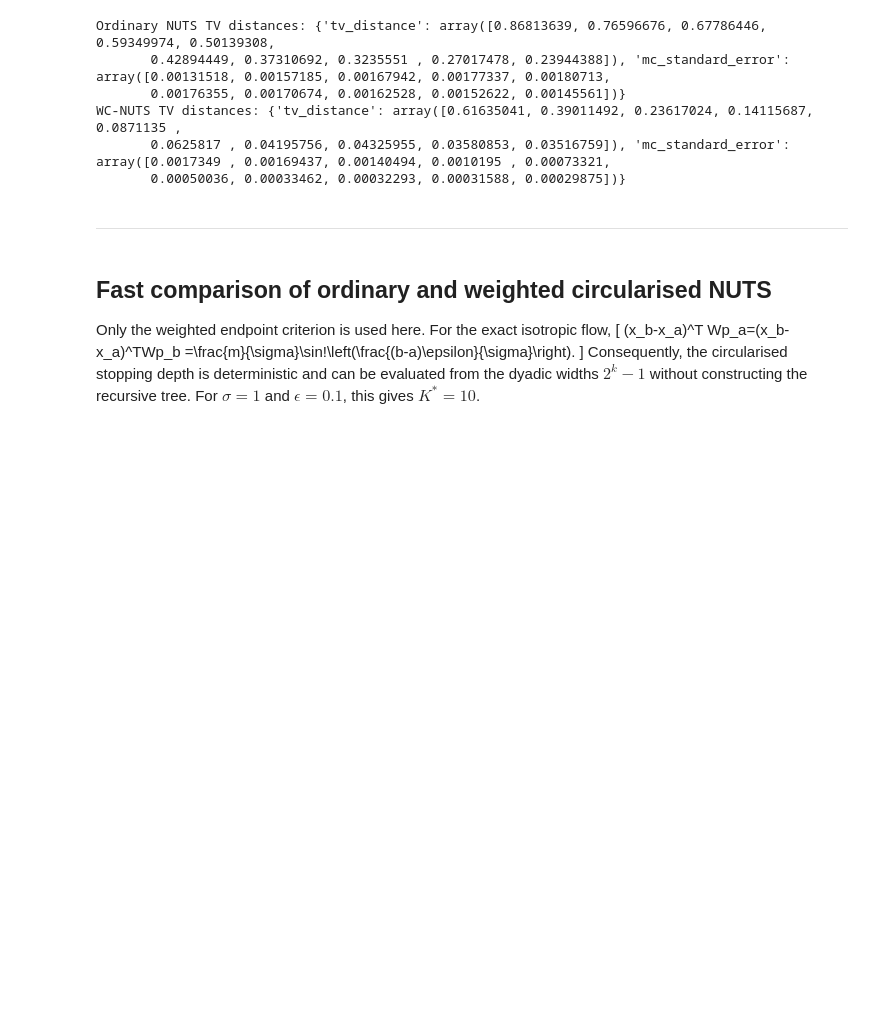
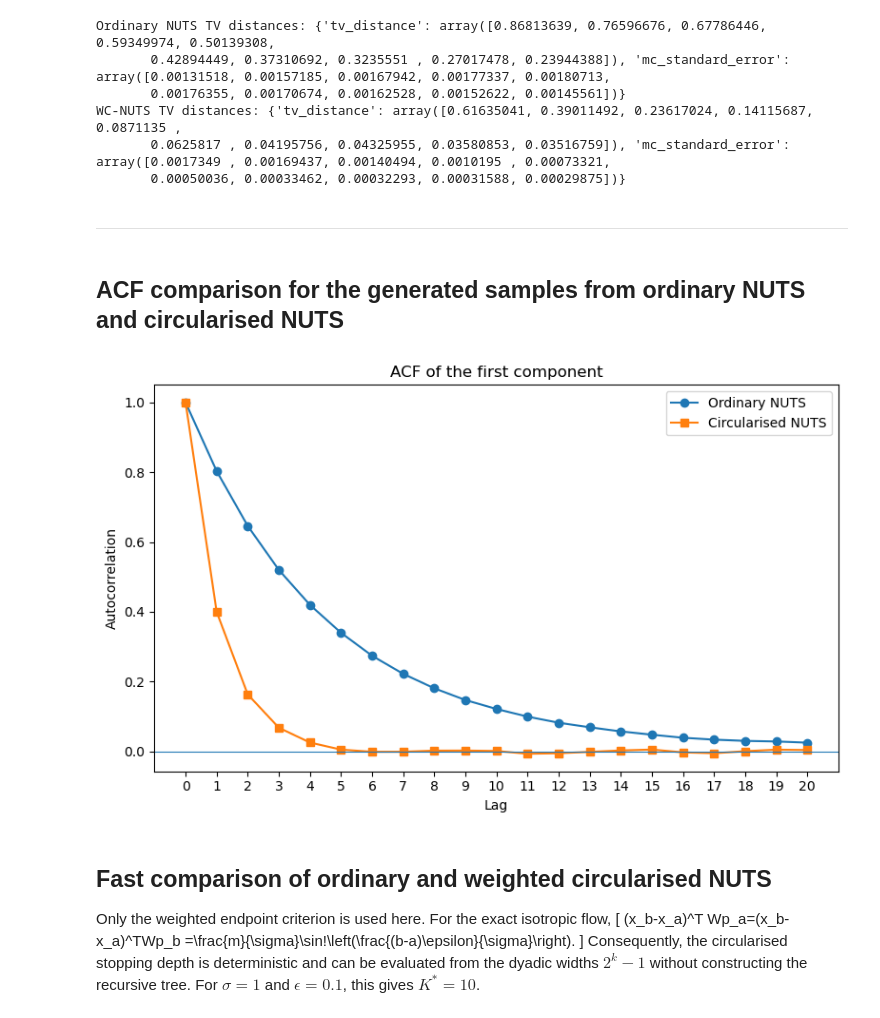
Before and after one commit to PZhou114/NUTS_simulation, a Jupyter notebook: Ordinary and weighted circularised NUTS/(ACTIVE) weighted_circularisation_NUTS_optimised_consistency_KDE.ipynb, the cells around one changed output. Drawn from its saved outputs; the diff is of its cells as text; code cells hidden in the pictures; blank space fills up the shorter version.

```diff
--- a/Ordinary and weighted circularised NUTS/(ACTIVE) weighted_circularisation_NUTS_optimised_consistency_KDE.ipynb
+++ b/Ordinary and weighted circularised NUTS/(ACTIVE) weighted_circularisation_NUTS_optimised_consistency_KDE.ipynb
@@ -3341,3 +3341,5 @@ WC-NUTS TV distances: {'tv_distance': array([0.61635041, 0.39011492, 0.23617024,
        0.00050036, 0.00033462, 0.00032293, 0.00031588, 0.00029875])}
 # %% [markdown]
 ---
+# %% [markdown]
+## ACF comparison for the generated samples from ordinary NUTS and circularised NUTS
@@ -3344,3 +3431,53 @@ WC-NUTS TV distances: {'tv_distance': array([0.61635041, 0.39011492, 0.23617024,
+# %%
+from statsmodels.tsa.stattools import acf
+
+max_lag = 20
+
+acf_ordinary = acf(
+    samples_ordinary[:, 0],  # 1st component
+    nlags=max_lag,
+    fft=True,
+)
+
+acf_circ = acf(
+    samples_circ[:, 0],  # 1st component
+    nlags=max_lag,
+    fft=True,
+)
+
+lags = np.arange(max_lag + 1)
+
+plt.figure(figsize=(8, 5))
+
+plt.plot(
+    lags,
+    acf_ordinary,
+    marker="o",
+    label="Ordinary NUTS",
+)
+
+plt.plot(
+    lags,
+    acf_circ,
+    marker="s",
+    label="Circularised NUTS",
+)
+
+plt.axhline(
+    0.0,
+    linewidth=0.8,
+)
+
+plt.xlabel("Lag")
+plt.ylabel("Autocorrelation")
+plt.title("ACF of the first component")
+plt.xticks(np.arange(0, max_lag + 1))
+plt.legend()
+
+plt.tight_layout()
+plt.show()
+# %% [output]
+[figure, added]
 # %% [markdown]
 ## Fast comparison of ordinary and weighted circularised NUTS
 
```
Also changed, not shown: parts of 2 cells of this notebook.
